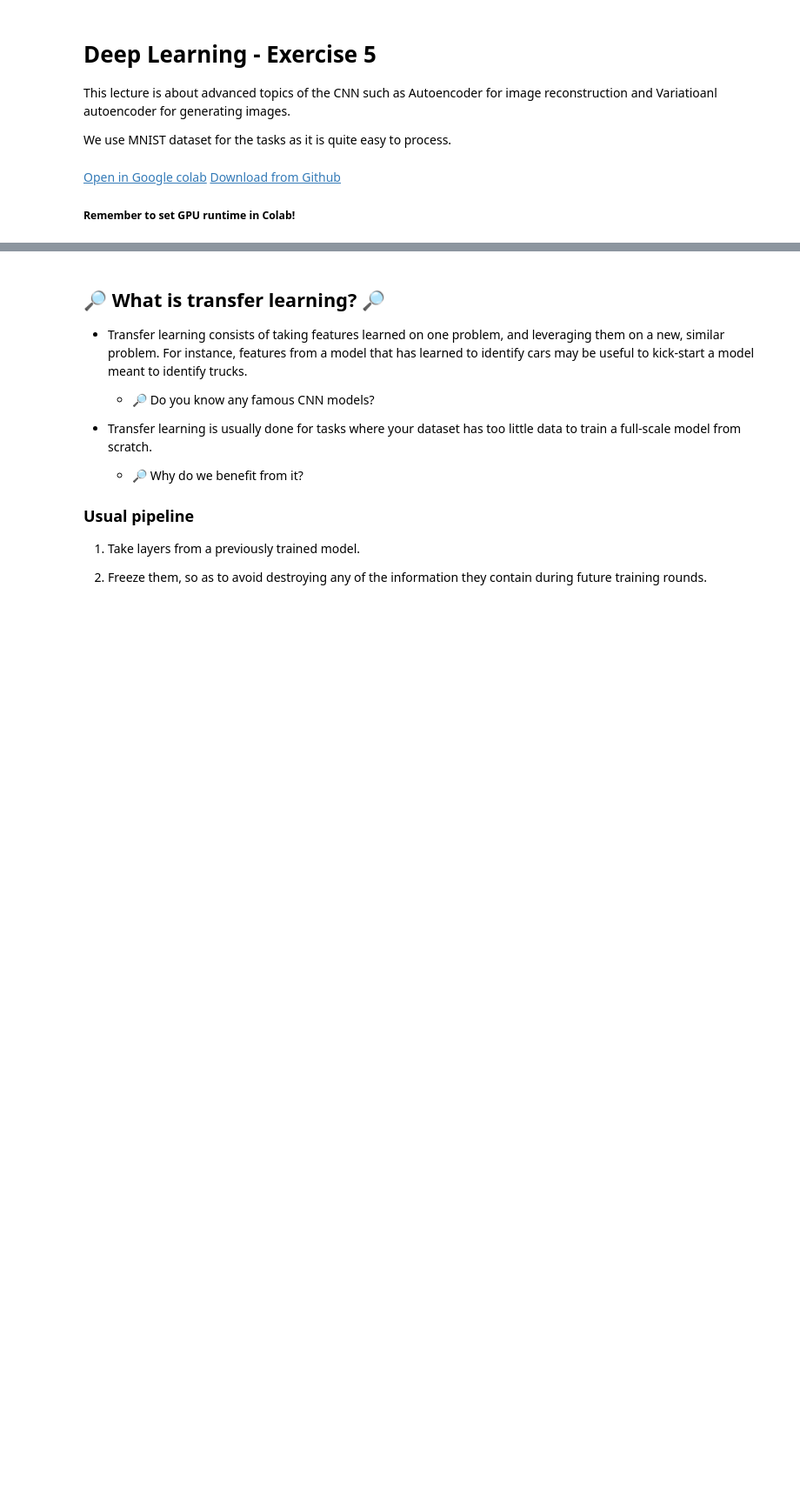
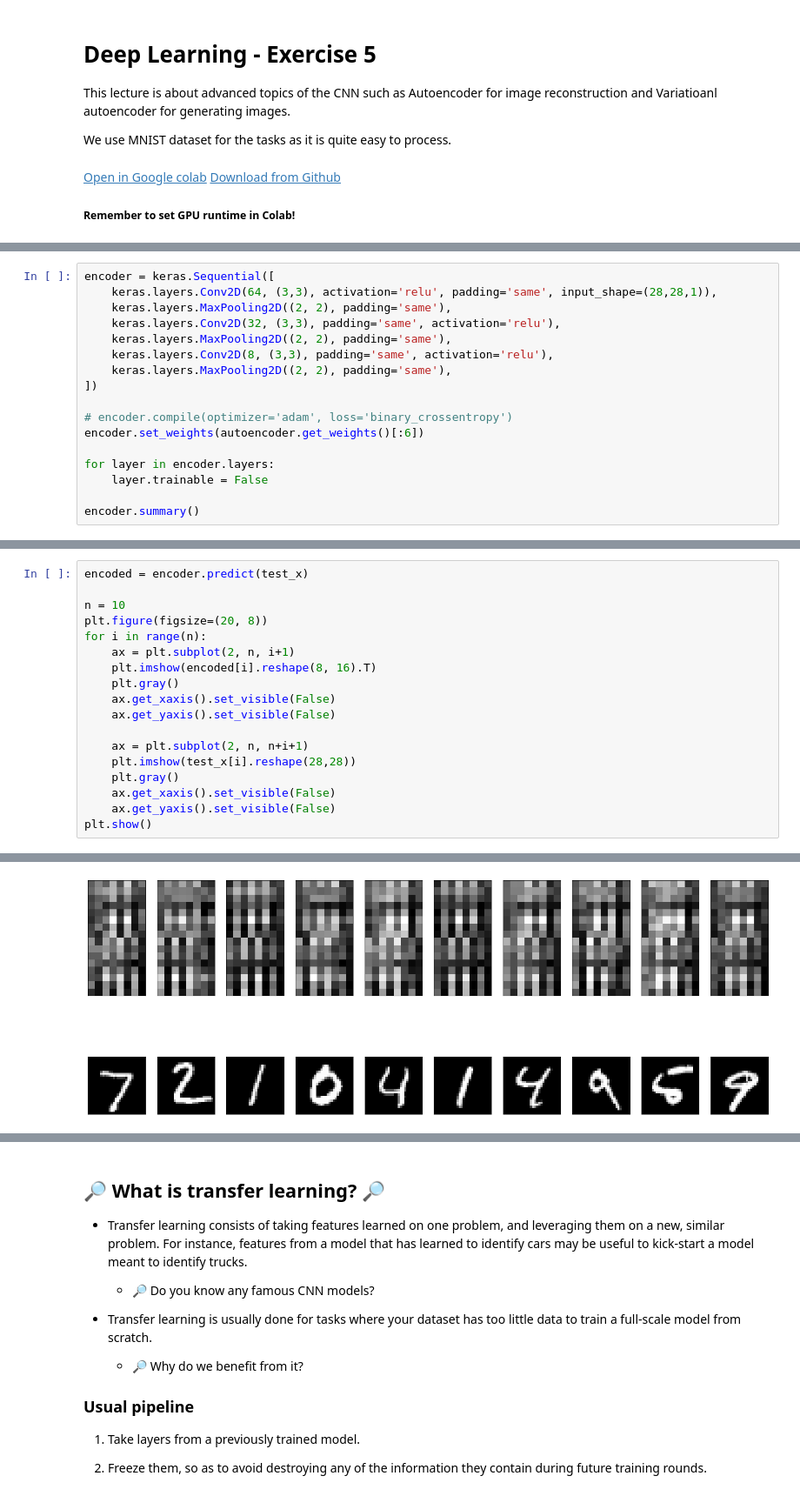
Before and after one commit to rasvob/VSB-FEI-Deep-Learning-Exercises, a Jupyter notebook: dl_05.ipynb, the cells around one changed output, grey strips where cells are left out. Shown at 87% size. Drawn from its saved outputs; the diff is of its cells as text; blank space fills up the shorter version.

```diff
--- a/dl_05.ipynb
+++ b/dl_05.ipynb
@@ -104,0 +270,17 @@ Check [this](https://towardsdatascience.com/understanding-binary-cross-entropy-l
+# %%
+encoder = keras.Sequential([
+    keras.layers.Conv2D(64, (3,3), activation='relu', padding='same', input_shape=(28,28,1)),
+    keras.layers.MaxPooling2D((2, 2), padding='same'),
+    keras.layers.Conv2D(32, (3,3), padding='same', activation='relu'),
+    keras.layers.MaxPooling2D((2, 2), padding='same'),
+    keras.layers.Conv2D(8, (3,3), padding='same', activation='relu'),
+    keras.layers.MaxPooling2D((2, 2), padding='same'),
+])
+
+# encoder.compile(optimizer='adam', loss='binary_crossentropy')
+encoder.set_weights(autoencoder.get_weights()[:6])
+
+for layer in encoder.layers:
+    layer.trainable = False
+
+encoder.summary()
@@ -104,0 +309,19 @@ Check [this](https://towardsdatascience.com/understanding-binary-cross-entropy-l
+# %%
+encoded = encoder.predict(test_x)
+
+n = 10
+plt.figure(figsize=(20, 8))
+for i in range(n):
+    ax = plt.subplot(2, n, i+1)
+    plt.imshow(encoded[i].reshape(8, 16).T)
+    plt.gray()
+    ax.get_xaxis().set_visible(False)
+    ax.get_yaxis().set_visible(False)
+
+    ax = plt.subplot(2, n, n+i+1)
+    plt.imshow(test_x[i].reshape(28,28))
+    plt.gray()
+    ax.get_xaxis().set_visible(False)
+    ax.get_yaxis().set_visible(False)
+plt.show()
+# %% [output]
@@ -104,0 +329 @@ Check [this](https://towardsdatascience.com/understanding-binary-cross-entropy-l
+[figure, added]
```
Also changed, not shown: parts of 36 cells of this notebook, 1 other file.
